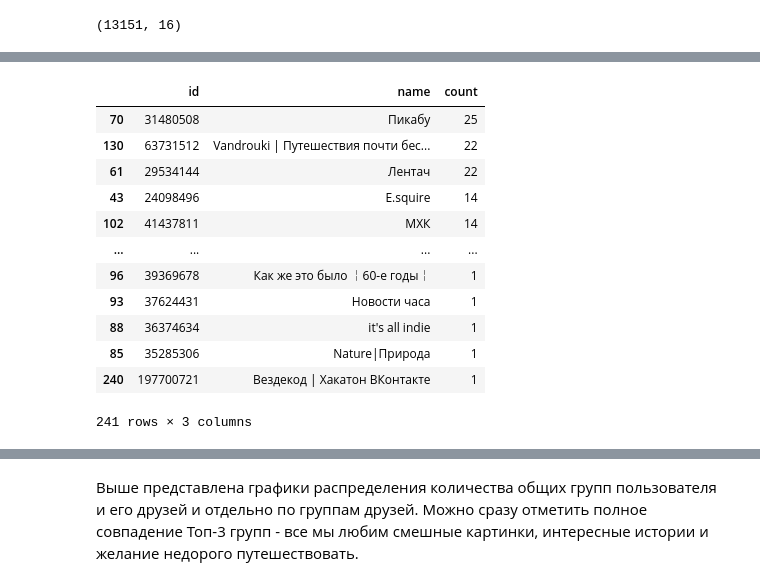
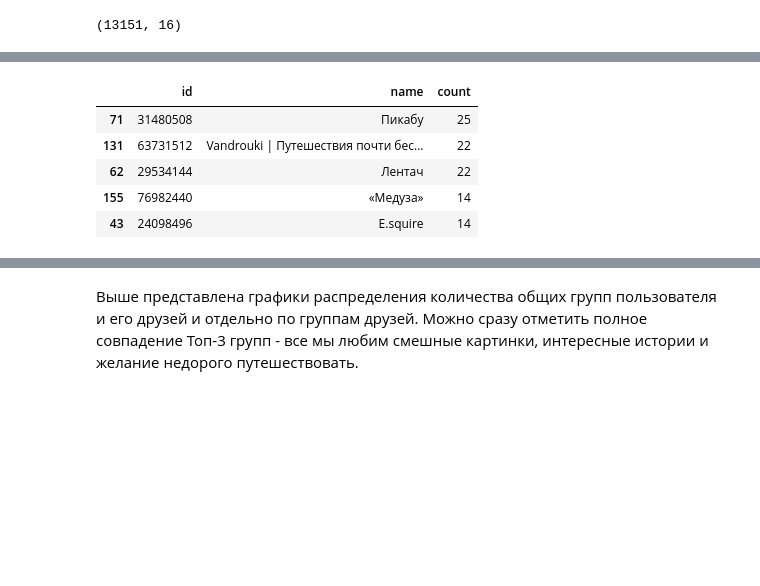
Before and after one commit to VPonomarev42/LearningRep, a Jupyter notebook: VK_pet_project.ipynb, the cells around one changed output, grey strips where cells are left out. Cells and saved outputs as stored; diff of their text form; code cells hidden in the pictures; blank space fills up the shorter version.

```diff
--- a/VK_pet_project.ipynb
+++ b/VK_pet_project.ipynb
@@ -71,6 +72,6 @@ Enter authentication code: 746261
 # %% [markdown]
 Получим список групп пользователя, список друзей и список групп друзей, а в конце объединим эти два списка.
 # %%
-user_id = vk.users.get()[0]['id'] #получаем id авторизованного пользователя
-#user_id = 55420799
-user_id
+#user_id = vk.users.get()[0]['id'] #получаем id авторизованного пользователя
+user_id = 55420799
+#user_id
@@ -165,21 +163,14 @@ freinds_groups_freq
 # %%
-commons_groups_freq = merged_df[merged_df.id.isin(user_groups_df.id)].groupby(['id', 'name'], as_index=False)\
+common_groups_freq = merged_df[merged_df.id.isin(user_groups_df.id)].groupby(['id', 'name'], as_index=False)\
          .agg({'type':'count'})\
          .sort_values(by='type',ascending=False)\
          .rename(columns={'type':'count'})
-commons_groups_freq
+common_groups_freq.head()
 # %% [output]
 |  | id | name | count |
-| 70 | 31480508 | Пикабу | 25 |
-| 130 | 63731512 | Vandrouki | Путешествия почти бес... | 22 |
-| 61 | 29534144 | Лентач | 22 |
+| 71 | 31480508 | Пикабу | 25 |
+| 131 | 63731512 | Vandrouki | Путешествия почти бес... | 22 |
+| 62 | 29534144 | Лентач | 22 |
+| 155 | 76982440 | «Медуза» | 14 |
 | 43 | 24098496 | E.squirе | 14 |
-| 102 | 41437811 | МХК | 14 |
-| ... | ... | ... | ... |
-| 96 | 39369678 | Как же это было ￤60-е годы￤ | 1 |
-| 93 | 37624431 | Новости часа | 1 |
-| 88 | 36374634 | it's all indie | 1 |
-| 85 | 35285306 | Nature|Природа | 1 |
-| 240 | 197700721 | Вездекод | Хакатон ВКонтакте | 1 |
-241 rows × 3 columns
 # %%
```
Also changed, not shown: parts of 43 cells of this notebook.
